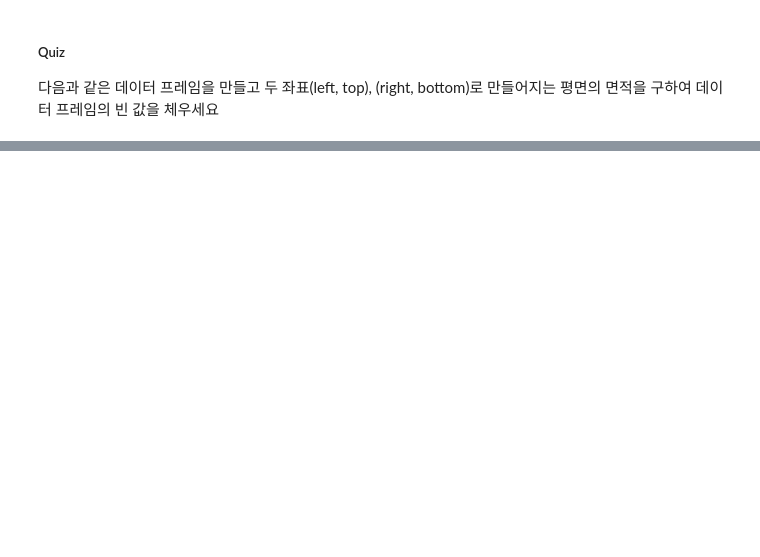
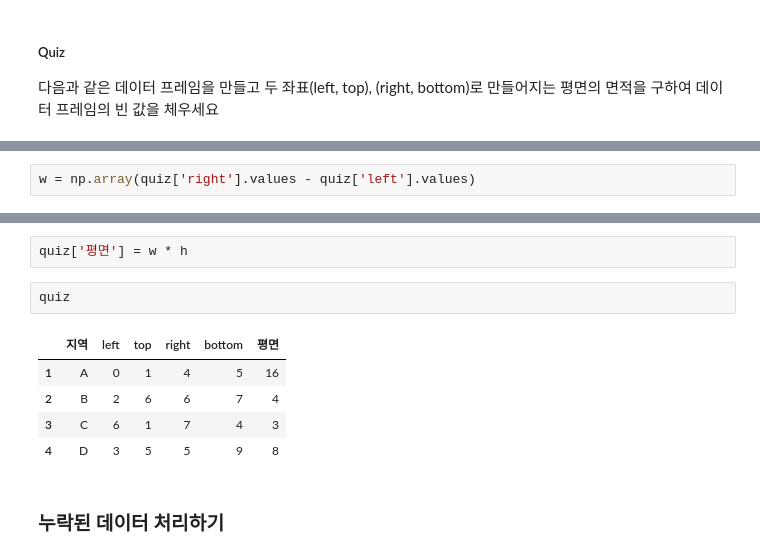
Before and after one commit to jrj8819/python-programming-class, a Jupyter notebook: ML_lesson4.ipynb, the cells around one changed output, grey strips where cells are left out. Saved outputs shown, nothing was run; the diff lists cells and outputs as text; blank space fills up the shorter version.

```diff
--- a/ML_lesson4.ipynb
+++ b/ML_lesson4.ipynb
@@ -131,0 +147,2 @@ df_read
+# %%
+w = np.array(quiz['right'].values - quiz['left'].values)
@@ -131,0 +159,12 @@ df_read
+# %%
+quiz['평면'] = w * h
+# %%
+quiz
+# %% [output]
+|  | 지역 | left | top | right | bottom | 평면 |
+| 1 | A | 0 | 1 | 4 | 5 | 16 |
+| 2 | B | 2 | 6 | 6 | 7 | 4 |
+| 3 | C | 6 | 1 | 7 | 4 | 3 |
+| 4 | D | 3 | 5 | 5 | 9 | 8 |
+# %% [markdown]
+### 누락된 데이터 처리하기
```
Also changed, not shown: parts of 63 cells of this notebook.
